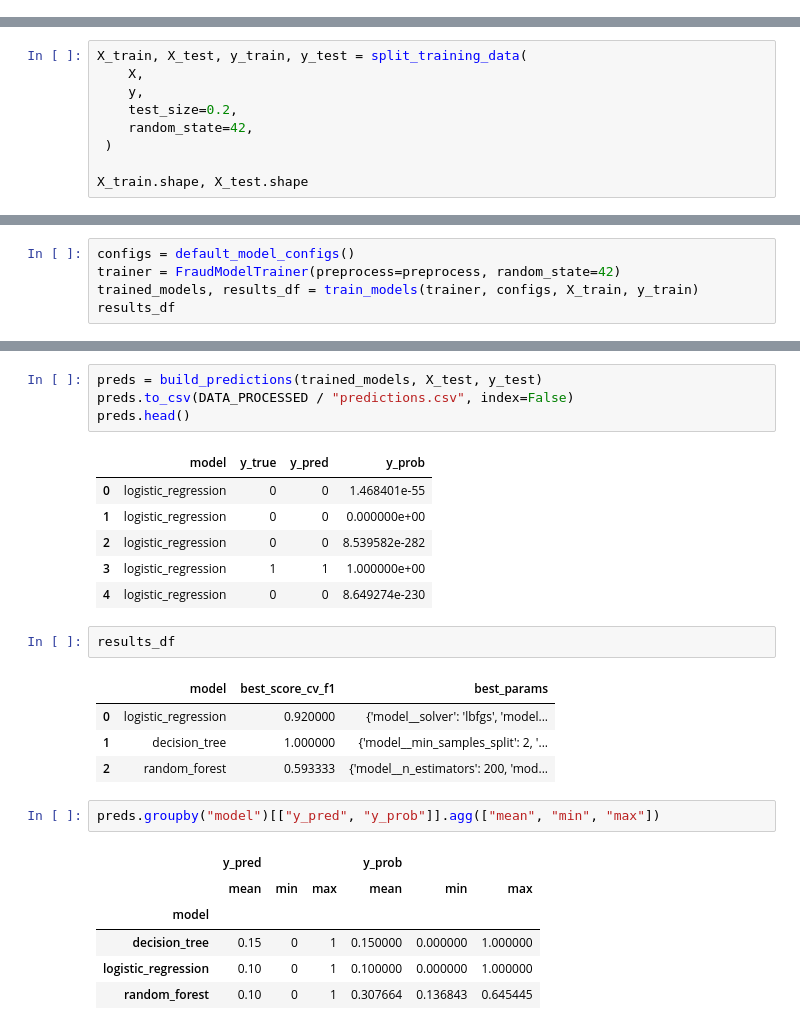
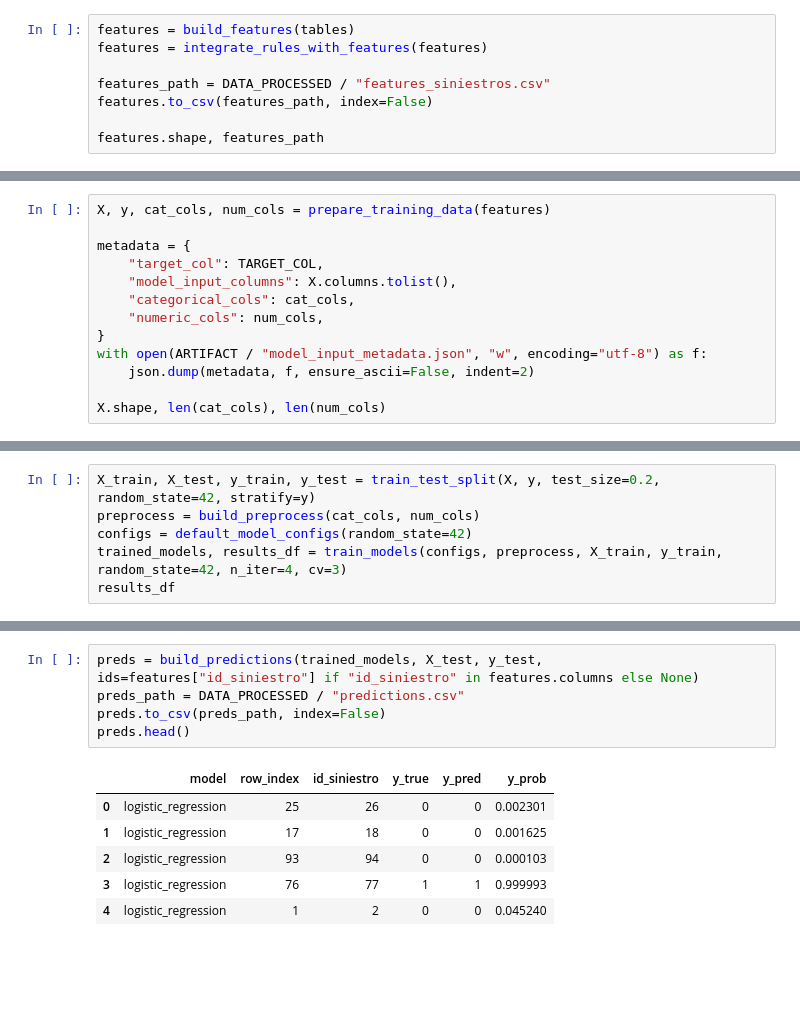
Before and after one commit to Dass-19/fraudIA-Novo-2S1R, a Jupyter notebook: notebooks/02_modelo_fraude.ipynb, the cells around one changed output, grey strips where cells are left out. Saved outputs shown, nothing was run; the diff lists cells and outputs as text; blank space fills up the shorter version.

```diff
--- a/notebooks/02_modelo_fraude.ipynb
+++ b/notebooks/02_modelo_fraude.ipynb
@@ -64,0 +76,8 @@ X.head()
+# %%
+features = build_features(tables)
+features = integrate_rules_with_features(features)
+
+features_path = DATA_PROCESSED / "features_siniestros.csv"
+features.to_csv(features_path, index=False)
+
+features.shape, features_path
@@ -64,0 +200,13 @@ X.head()
+# %%
+X, y, cat_cols, num_cols = prepare_training_data(features)
+
+metadata = {
+    "target_col": TARGET_COL,
+    "model_input_columns": X.columns.tolist(),
+    "categorical_cols": cat_cols,
+    "numeric_cols": num_cols,
+}
+with open(ARTIFACT / "model_input_metadata.json", "w", encoding="utf-8") as f:
+    json.dump(metadata, f, ensure_ascii=False, indent=2)
+
+X.shape, len(cat_cols), len(num_cols)
@@ -65,10 +215,7 @@ X.head()
 # %%
-X_train, X_test, y_train, y_test = split_training_data(
-    X,
-    y,
-    test_size=0.2,
-    random_state=42,
- )
-
-X_train.shape, X_test.shape
+X_train, X_test, y_train, y_test = train_test_split(X, y, test_size=0.2, random_state=42, stratify=y)
+preprocess = build_preprocess(cat_cols, num_cols)
+configs = default_model_configs(random_state=42)
+trained_models, results_df = train_models(configs, preprocess, X_train, y_train, random_state=42, n_iter=4, cv=3)
+results_df
 # %% [output]
@@ -97,5 +225,0 @@ ColumnTransformer(transformers=[('cat',
-# %%
-configs = default_model_configs()
-trainer = FraudModelTrainer(preprocess=preprocess, random_state=42)
-trained_models, results_df = train_models(trainer, configs, X_train, y_train)
-results_df
@@ -114,30 +233,15 @@ saved_paths
 # %%
-preds = build_predictions(trained_models, X_test, y_test)
-preds.to_csv(DATA_PROCESSED / "predictions.csv", index=False)
+preds = build_predictions(trained_models, X_test, y_test, ids=features["id_siniestro"] if "id_siniestro" in features.columns else None)
+preds_path = DATA_PROCESSED / "predictions.csv"
+preds.to_csv(preds_path, index=False)
 preds.head()
 # %% [output]
-|  | model | y_true | y_pred | y_prob |
-| 0 | logistic_regression | 0 | 0 | 1.468401e-55 |
-| 1 | logistic_regression | 0 | 0 | 0.000000e+00 |
-| 2 | logistic_regression | 0 | 0 | 8.539582e-282 |
-| 3 | logistic_regression | 1 | 1 | 1.000000e+00 |
-| 4 | logistic_regression | 0 | 0 | 8.649274e-230 |
+|  | model | row_index | id_siniestro | y_true | y_pred | y_prob |
+| 0 | logistic_regression | 25 | 26 | 0 | 0 | 0.002301 |
+| 1 | logistic_regression | 17 | 18 | 0 | 0 | 0.001625 |
+| 2 | logistic_regression | 93 | 94 | 0 | 0 | 0.000103 |
+| 3 | logistic_regression | 76 | 77 | 1 | 1 | 0.999993 |
+| 4 | logistic_regression | 1 | 2 | 0 | 0 | 0.045240 |
-# %%
-results_df
-# %% [output]
-|  | model | best_score_cv_f1 | best_params |
-| 0 | logistic_regression | 0.920000 | {'model__solver': 'lbfgs', 'model... |
-| 1 | decision_tree | 1.000000 | {'model__min_samples_split': 2, '... |
-| 2 | random_forest | 0.593333 | {'model__n_estimators': 200, 'mod... |
-# %%
-preds.groupby("model")[["y_pred", "y_prob"]].agg(["mean", "min", "max"])
-# %% [output]
-|  | y_pred |  |  | y_prob |  |  |
-|  | mean | min | max | mean | min | max |
-| model |  |  |  |  |  |  |
-| decision_tree | 0.15 | 0 | 1 | 0.150000 | 0.000000 | 1.000000 |
-| logistic_regression | 0.10 | 0 | 1 | 0.100000 | 0.000000 | 1.000000 |
-| random_forest | 0.10 | 0 | 1 | 0.307664 | 0.136843 | 0.645445 |
 # %%
 for name, model in trained_models.items():
     y_prob = model.predict_proba(X_test)[:, 1]
```
Also changed, not shown: parts of 15 cells of this notebook, 16 other files.
